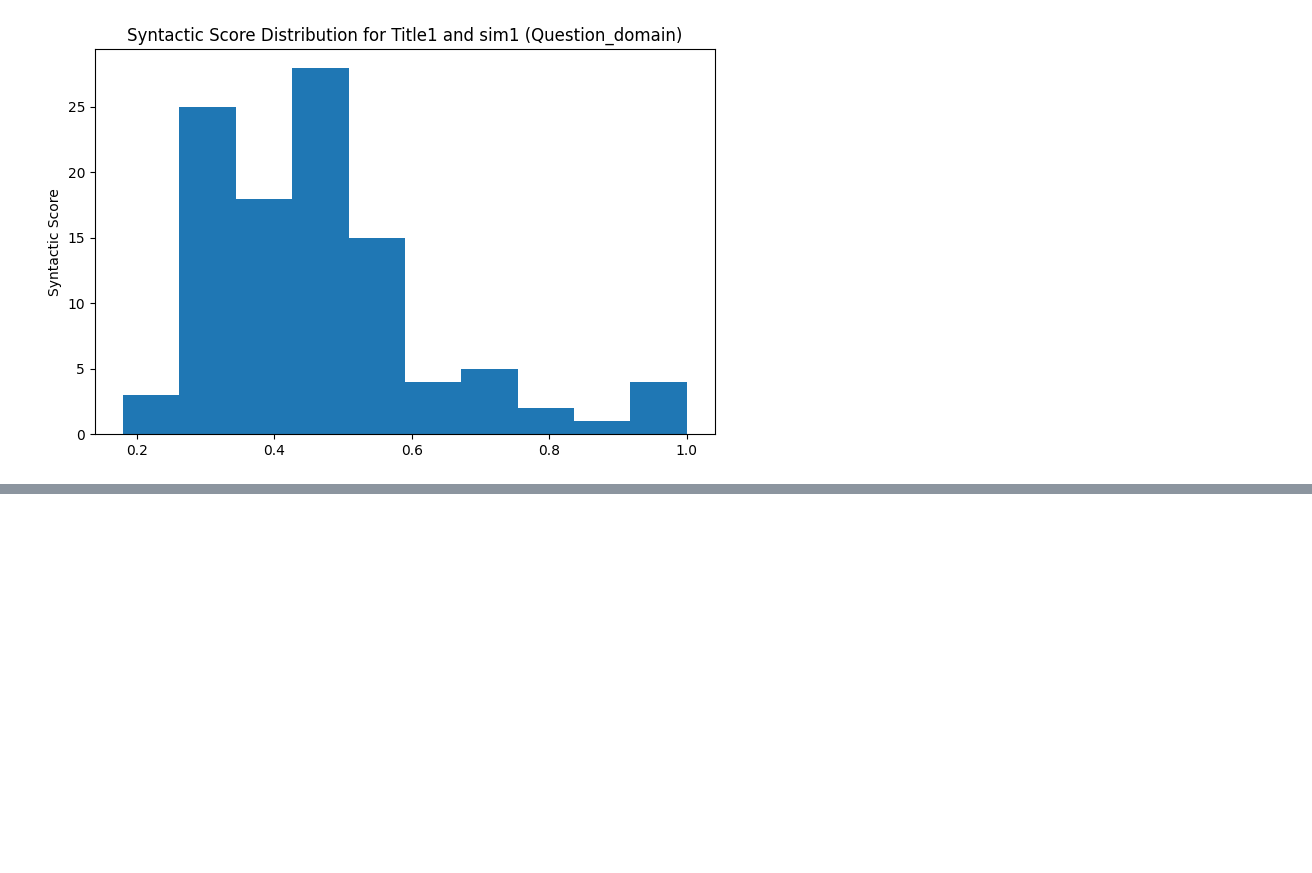
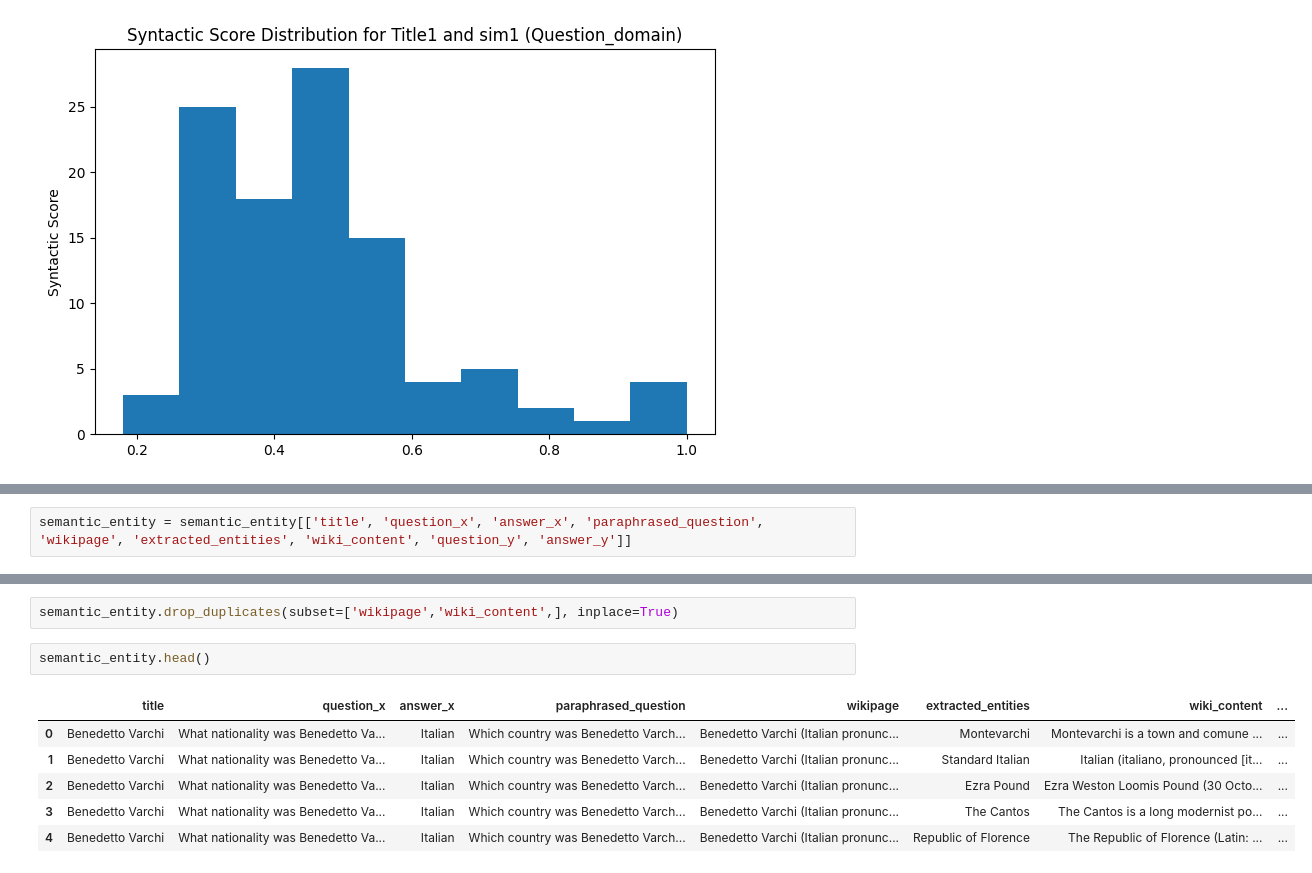
Before and after one commit to praveensonu/emnlp25, a Jupyter notebook: semantic.ipynb, the cells around one changed output, grey strips where cells are left out. Drawn from its saved outputs; the diff is of its cells as text; blank space fills up the shorter version.

```diff
--- a/semantic.ipynb
+++ b/semantic.ipynb
@@ -449,0 +540,2 @@ plt.show()
+# %%
+semantic_entity = semantic_entity[['title', 'question_x', 'answer_x', 'paraphrased_question', 'wikipage', 'extracted_entities', 'wiki_content', 'question_y', 'answer_y']]
@@ -449,0 +566,11 @@ plt.show()
+# %%
+semantic_entity.drop_duplicates(subset=['wikipage','wiki_content',], inplace=True)
+# %%
+semantic_entity.head()
+# %% [output]
+|  | title | question_x | answer_x | paraphrased_question | wikipage | extracted_entities | wiki_content | ... |
+| 0 | Benedetto Varchi | What nationality was Benedetto Va... | Italian | Which country was Benedetto Varch... | Benedetto Varchi (Italian pronunc... | Montevarchi | Montevarchi is a town and comune ... | ... |
+| 1 | Benedetto Varchi | What nationality was Benedetto Va... | Italian | Which country was Benedetto Varch... | Benedetto Varchi (Italian pronunc... | Standard Italian | Italian (italiano, pronounced [it... | ... |
+| 2 | Benedetto Varchi | What nationality was Benedetto Va... | Italian | Which country was Benedetto Varch... | Benedetto Varchi (Italian pronunc... | Ezra Pound | Ezra Weston Loomis Pound (30 Octo... | ... |
+| 3 | Benedetto Varchi | What nationality was Benedetto Va... | Italian | Which country was Benedetto Varch... | Benedetto Varchi (Italian pronunc... | The Cantos | The Cantos is a long modernist po... | ... |
+| 4 | Benedetto Varchi | What nationality was Benedetto Va... | Italian | Which country was Benedetto Varch... | Benedetto Varchi (Italian pronunc... | Republic of Florence | The Republic of Florence (Latin: ... | ... |
```
Also changed, not shown: parts of 40 cells of this notebook, 12 other files.
